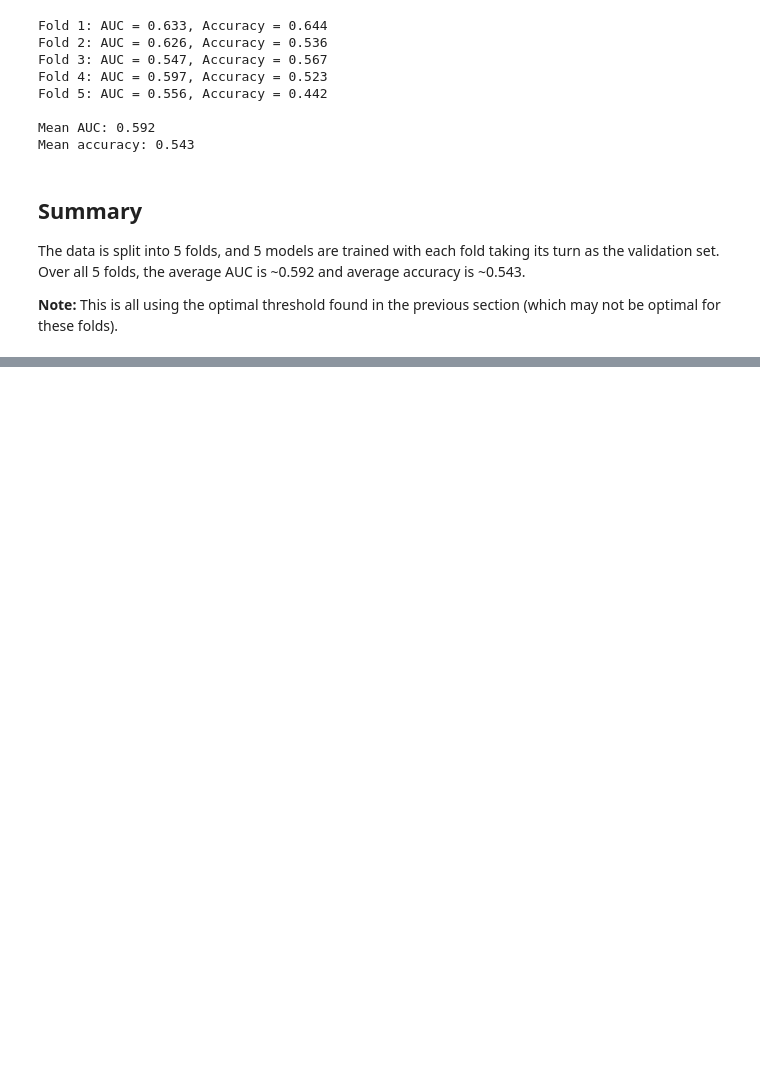
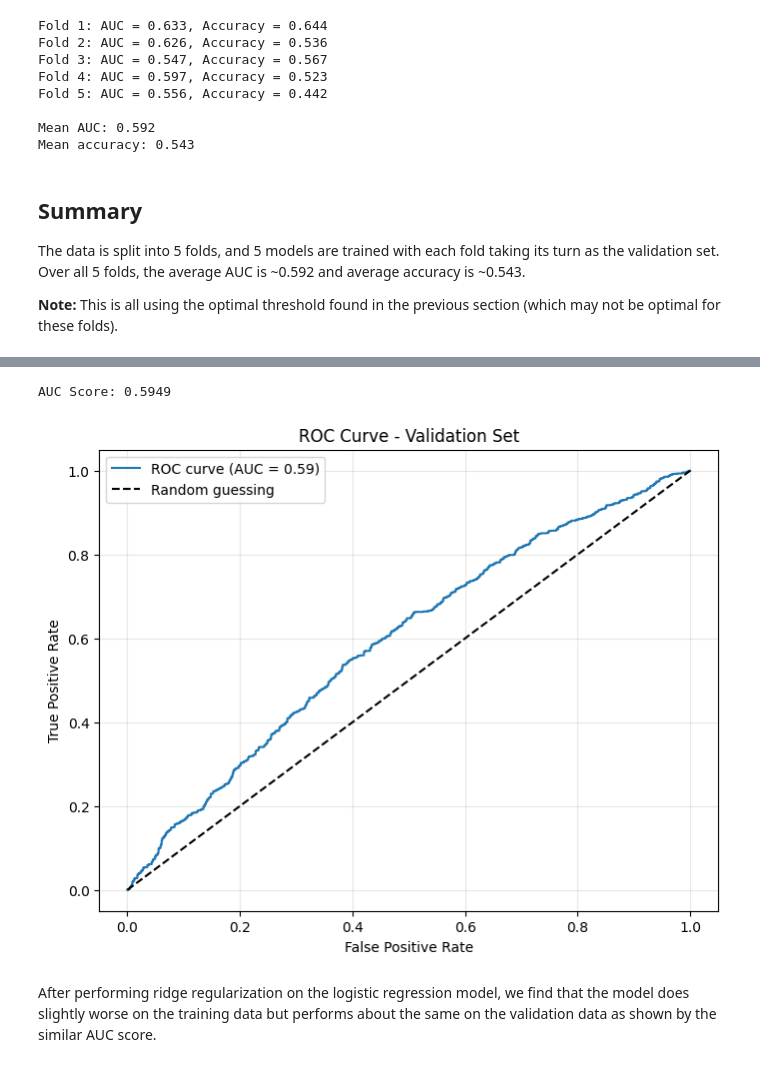
Before and after one commit to jonathandeng34/spotify-recommendation, a Jupyter notebook: logistic_regression.ipynb, the cells around one changed output, grey strips where cells are left out. Drawn from its saved outputs; the diff is of its cells as text; code cells hidden in the pictures; blank space fills up the shorter version.

Commit message:
logistic regression regularization

```diff
--- a/logistic_regression.ipynb
+++ b/logistic_regression.ipynb
@@ -281,0 +302,10 @@ The data is split into 5 folds, and 5 models are trained with each fold taking i
+# %%
+logreg_ridge = LogisticRegression(
+    penalty='l2',        # ridge penalty
+    C=0.1,               # regularization strength (smaller C = stronger ridge)
+    solver='liblinear'
+)
+
+logreg_ridge.fit(X_train, y_train)
+print("Intercept:", logreg_ridge.intercept_)
+print("Coefficients:", logreg_ridge.coef_)
@@ -281,0 +346,20 @@ The data is split into 5 folds, and 5 models are trained with each fold taking i
+# %%
+y_probability_ridge = logreg_ridge.predict_proba(X_val)[:, 1]
+fpr, tpr, thresholds = roc_curve(y_val, y_probability_ridge)
+auc_score = roc_auc_score(y_val, y_probability_ridge)
+print(f"AUC Score: {auc_score:.4f}")
+
+plt.figure(figsize=(8, 6))
+plt.plot(fpr, tpr, label=f'ROC curve (AUC = {auc_score:.2f})')
+plt.plot([0, 1], [0, 1], 'k--', label='Random guessing')  # diagonal line
+plt.xlabel('False Positive Rate')
+plt.ylabel('True Positive Rate')
+plt.title('ROC Curve - Validation Set')
+plt.legend()
+plt.grid(alpha=0.3)
+plt.show()
+# %% [output]
+AUC Score: 0.5949
+[figure, added]
+# %% [markdown]
+After performing ridge regularization on the logistic regression model, we find that the model does slightly worse on the training data but performs about the same on the validation data as shown by the similar AUC score.
```
Also changed, not shown: parts of 7 cells of this notebook.
